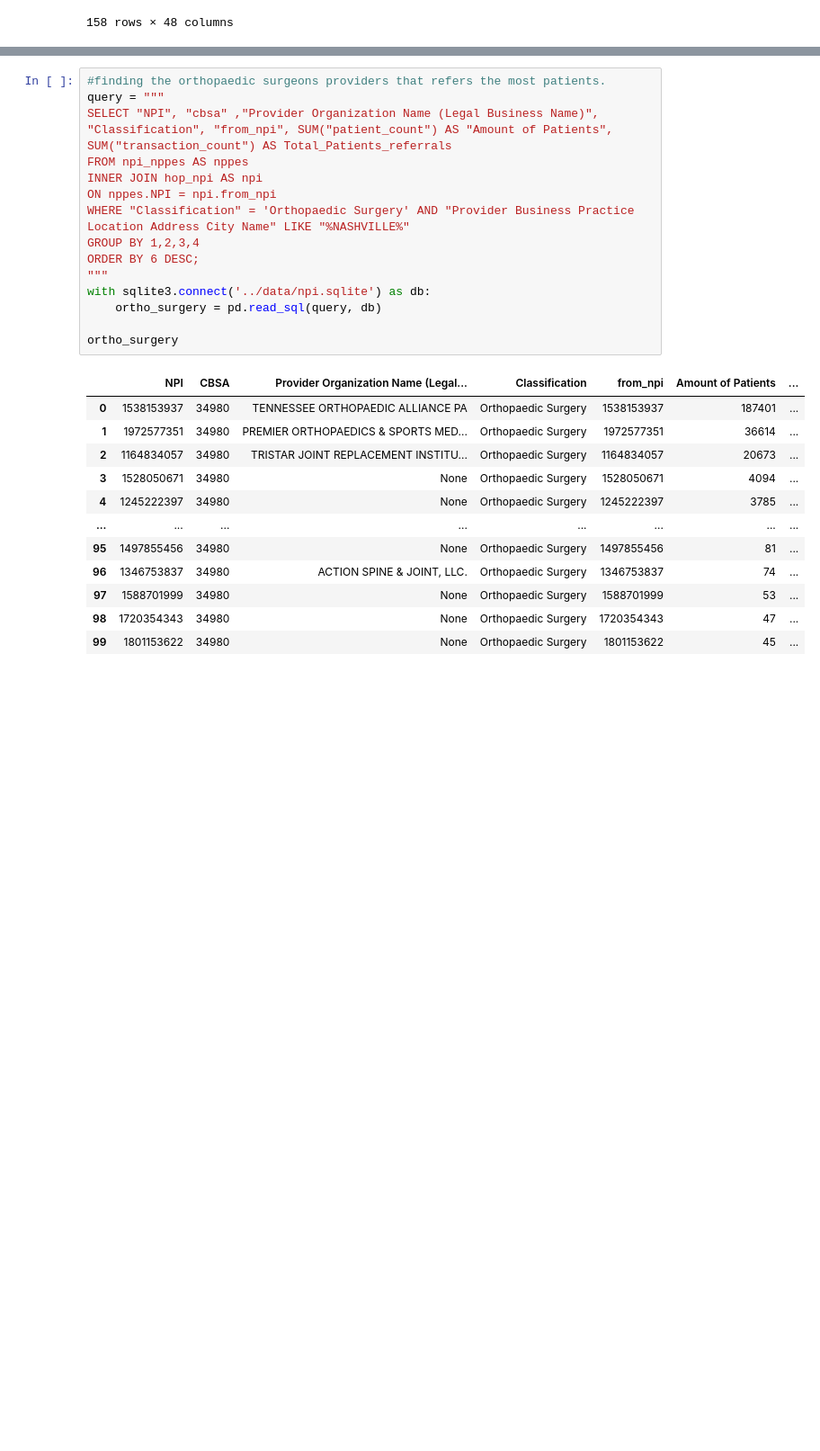
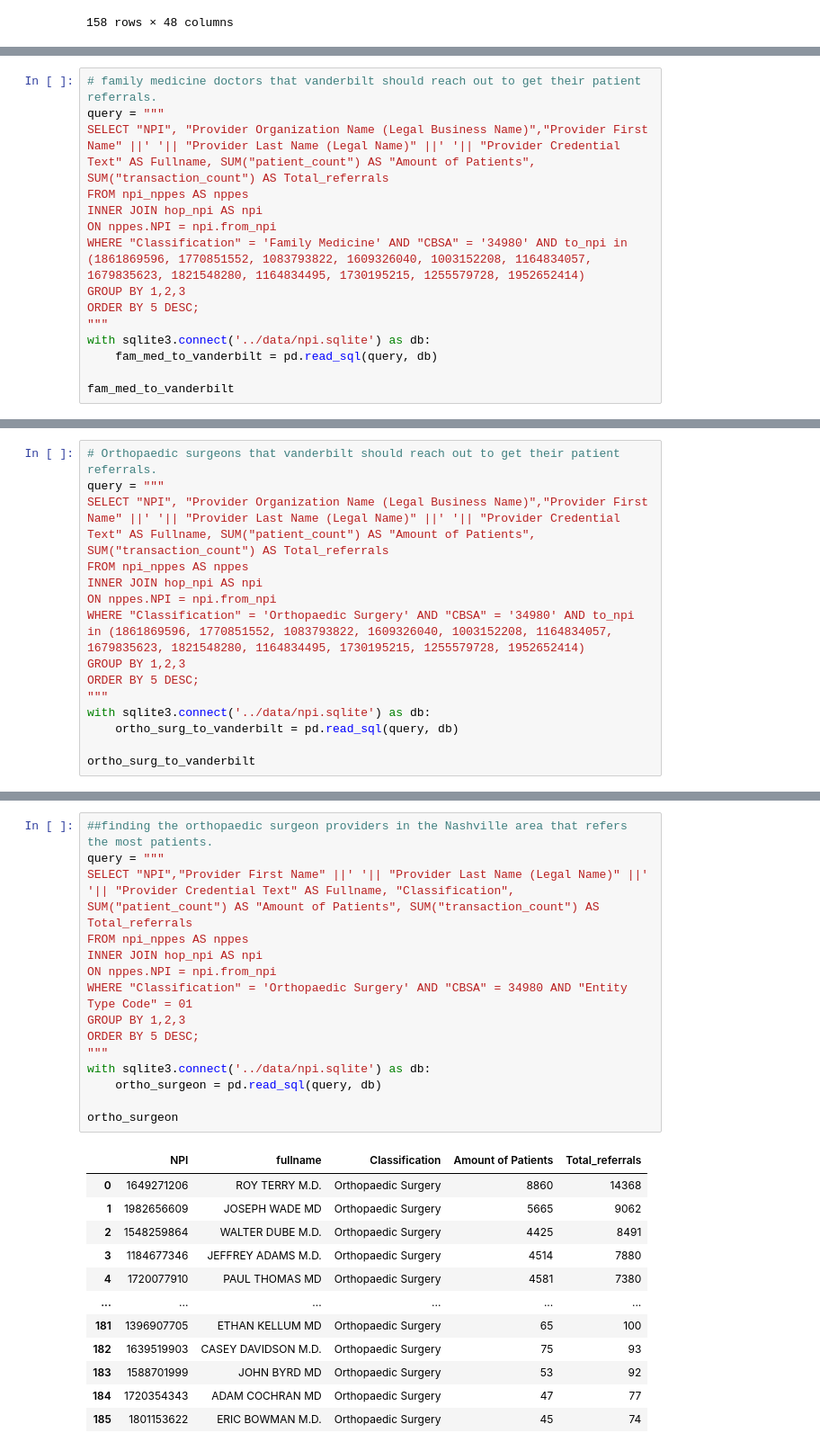
Before and after one commit to KagonDeans/hop-team, a Jupyter notebook: notebook/kd_question2_part2.ipynb, the cells around one changed output, grey strips where cells are left out. Shown: that part at 90% size. Saved outputs shown, nothing was run; the diff lists cells and outputs as text; blank space fills up the shorter version.

```diff
--- a/notebook/kd_question2_part2.ipynb
+++ b/notebook/kd_question2_part2.ipynb
@@ -59,0 +195,15 @@ The_vanderbilt
+# %%
+# family medicine doctors that vanderbilt should reach out to get their patient referrals.
+query = """
+SELECT "NPI", "Provider Organization Name (Legal Business Name)","Provider First Name" ||' '|| "Provider Last Name (Legal Name)" ||' '|| "Provider Credential Text" AS Fullname, SUM("patient_count") AS "Amount of Patients", SUM("transaction_count") AS Total_referrals
+FROM npi_nppes AS nppes
+INNER JOIN hop_npi AS npi
+ON nppes.NPI = npi.from_npi
+WHERE "Classification" = 'Family Medicine' AND "CBSA" = '34980' AND to_npi in (1861869596, 1770851552, 1083793822, 1609326040, 1003152208, 1164834057,  1679835623, 1821548280, 1164834495, 1730195215, 1255579728, 1952652414)
+GROUP BY 1,2,3
+ORDER BY 5 DESC;
+"""
+with sqlite3.connect('../data/npi.sqlite') as db:
+    fam_med_to_vanderbilt = pd.read_sql(query, db)
+
+fam_med_to_vanderbilt
@@ -59,0 +215,15 @@ The_vanderbilt
+# %%
+# Orthopaedic surgeons that vanderbilt should reach out to get their patient referrals.
+query = """
+SELECT "NPI", "Provider Organization Name (Legal Business Name)","Provider First Name" ||' '|| "Provider Last Name (Legal Name)" ||' '|| "Provider Credential Text" AS Fullname, SUM("patient_count") AS "Amount of Patients", SUM("transaction_count") AS Total_referrals
+FROM npi_nppes AS nppes
+INNER JOIN hop_npi AS npi
+ON nppes.NPI = npi.from_npi
+WHERE "Classification" = 'Orthopaedic Surgery' AND "CBSA" = '34980' AND to_npi in (1861869596, 1770851552, 1083793822, 1609326040, 1003152208, 1164834057,  1679835623, 1821548280, 1164834495, 1730195215, 1255579728, 1952652414)
+GROUP BY 1,2,3
+ORDER BY 5 DESC;
+"""
+with sqlite3.connect('../data/npi.sqlite') as db:
+    ortho_surg_to_vanderbilt = pd.read_sql(query, db)
+
+ortho_surg_to_vanderbilt
@@ -89,28 +268,28 @@ family_med
 # %%
-#finding the orthopaedic surgeons providers that refers the most patients.
+##finding the orthopaedic surgeon providers in the Nashville area that refers the most patients.
 query = """
-SELECT "NPI", "cbsa" ,"Provider Organization Name (Legal Business Name)", "Classification", "from_npi", SUM("patient_count") AS "Amount of Patients", SUM("transaction_count") AS Total_Patients_referrals
+SELECT "NPI","Provider First Name" ||' '|| "Provider Last Name (Legal Name)" ||' '|| "Provider Credential Text" AS Fullname, "Classification", SUM("patient_count") AS "Amount of Patients", SUM("transaction_count") AS Total_referrals
 FROM npi_nppes AS nppes
 INNER JOIN hop_npi AS npi
 ON nppes.NPI = npi.from_npi
-WHERE "Classification" = 'Orthopaedic Surgery' AND "Provider Business Practice Location Address City Name" LIKE "%NASHVILLE%"
-GROUP BY 1,2,3,4
-ORDER BY 6 DESC;
+WHERE "Classification" = 'Orthopaedic Surgery' AND "CBSA" = 34980 AND "Entity Type Code" = 01
+GROUP BY 1,2,3
+ORDER BY 5 DESC;
 """
 with sqlite3.connect('../data/npi.sqlite') as db:
-    ortho_surgery = pd.read_sql(query, db)
+    ortho_surgeon = pd.read_sql(query, db)
 
-ortho_surgery
+ortho_surgeon
 # %% [output]
-|  | NPI | CBSA | Provider Organization Name (Legal... | Classification | from_npi | Amount of Patients | ... |
-| 0 | 1538153937 | 34980 | TENNESSEE ORTHOPAEDIC ALLIANCE PA | Orthopaedic Surgery | 1538153937 | 187401 | ... |
-| 1 | 1972577351 | 34980 | PREMIER ORTHOPAEDICS & SPORTS MED... | Orthopaedic Surgery | 1972577351 | 36614 | ... |
-| 2 | 1164834057 | 34980 | TRISTAR JOINT REPLACEMENT INSTITU... | Orthopaedic Surgery | 1164834057 | 20673 | ... |
-| 3 | 1528050671 | 34980 | None | Orthopaedic Surgery | 1528050671 | 4094 | ... |
-| 4 | 1245222397 | 34980 | None | Orthopaedic Surgery | 1245222397 | 3785 | ... |
-| ... | ... | ... | ... | ... | ... | ... | ... |
-| 95 | 1497855456 | 34980 | None | Orthopaedic Surgery | 1497855456 | 81 | ... |
-| 96 | 1346753837 | 34980 | ACTION SPINE & JOINT, LLC. | Orthopaedic Surgery | 1346753837 | 74 | ... |
-| 97 | 1588701999 | 34980 | None | Orthopaedic Surgery | 1588701999 | 53 | ... |
-| 98 | 1720354343 | 34980 | None | Orthopaedic Surgery | 1720354343 | 47 | ... |
-| 99 | 1801153622 | 34980 | None | Orthopaedic Surgery | 1801153622 | 45 | ... |
+|  | NPI | fullname | Classification | Amount of Patients | Total_referrals |
+| 0 | 1649271206 | ROY TERRY M.D. | Orthopaedic Surgery | 8860 | 14368 |
+| 1 | 1982656609 | JOSEPH WADE MD | Orthopaedic Surgery | 5665 | 9062 |
+| 2 | 1548259864 | WALTER DUBE M.D. | Orthopaedic Surgery | 4425 | 8491 |
+| 3 | 1184677346 | JEFFREY ADAMS M.D. | Orthopaedic Surgery | 4514 | 7880 |
+| 4 | 1720077910 | PAUL THOMAS MD | Orthopaedic Surgery | 4581 | 7380 |
+| ... | ... | ... | ... | ... | ... |
+| 181 | 1396907705 | ETHAN KELLUM MD | Orthopaedic Surgery | 65 | 100 |
+| 182 | 1639519903 | CASEY DAVIDSON M.D. | Orthopaedic Surgery | 75 | 93 |
+| 183 | 1588701999 | JOHN BYRD MD | Orthopaedic Surgery | 53 | 92 |
+| 184 | 1720354343 | ADAM COCHRAN MD | Orthopaedic Surgery | 47 | 77 |
+| 185 | 1801153622 | ERIC BOWMAN M.D. | Orthopaedic Surgery | 45 | 74 |
```
Also changed, not shown: parts of 17 cells of this notebook.
